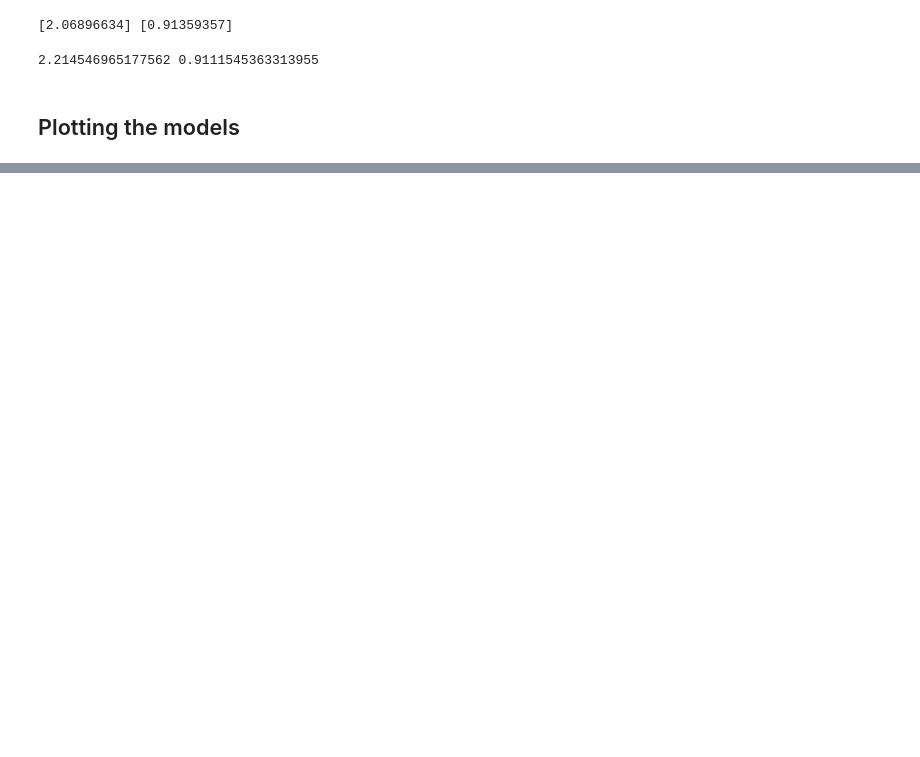
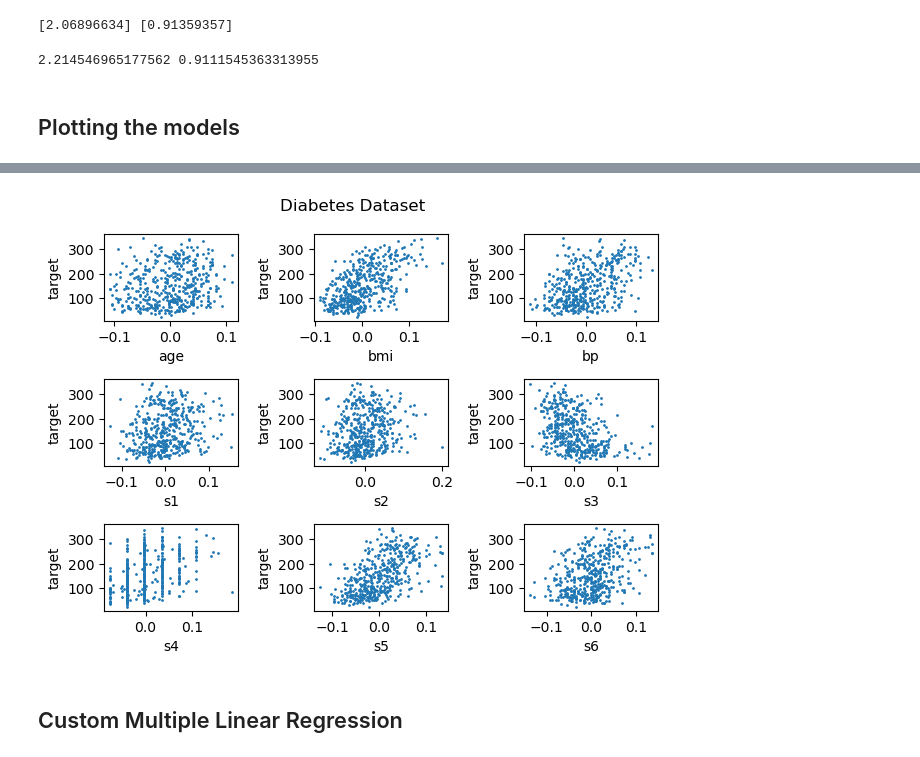
Before and after one commit to sardarchitect/fscoreai-ml, a Jupyter notebook: exploration/20230225_Simple_Linear Regression.ipynb, the cells around one changed output, grey strips where cells are left out. Drawn from its saved outputs; the diff is of its cells as text; code cells hidden in the pictures; blank space fills up the shorter version.

Commit message:
Finished Linear Regression Model Exploration

```diff
--- a/exploration/20230225_Simple_Linear Regression.ipynb
+++ b/exploration/20230225_Simple_Linear Regression.ipynb
@@ -89,3 +94,3 @@ plt.plot(X, preds_fscore_2, color='green')
 # %%
-X, y = utils.get_data(name='kc_house_data')
-print(X.shape, y.shape)
+from sklearn import datasets
+diabetes = datasets.load_diabetes(as_frame=True)
@@ -99,0 +113,19 @@ print(model_sklearn.coef_, model_sklearn.intercept_)
+# %%
+# Don't plot the sex data
+features = diabetes['feature_names']
+features.remove('sex')
+
+# Plot
+fig, axs = plt.subplots(3, 3)
+fig.suptitle('Diabetes Dataset')
+for i in range(3):
+    for j in range(3):
+        n = j + i * 3
+        feature = features[n]
+        axs[i, j].scatter(diabetes['data'][feature], diabetes['target'], s=1)
+        axs[i, j].set_xlabel(feature)
+        axs[i, j].set_ylabel('target')
+plt.tight_layout()
+plt.show()
+# %% [output]
+[figure, added]
@@ -100 +135,3 @@ print(model_sklearn.coef_, model_sklearn.intercept_)
+# %% [markdown]
+## Custom Multiple Linear Regression
 # %%
```
Also changed, not shown: parts of 28 cells of this notebook, 6 other files.
